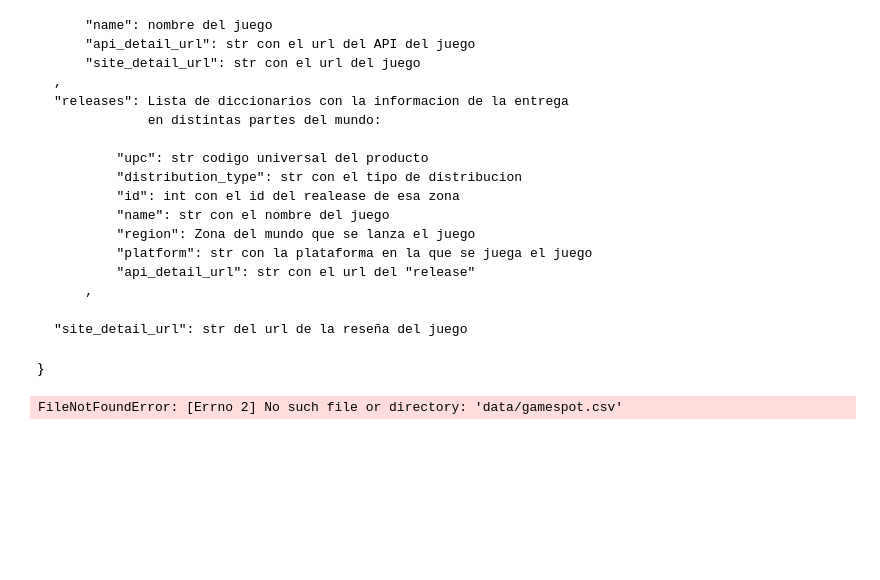
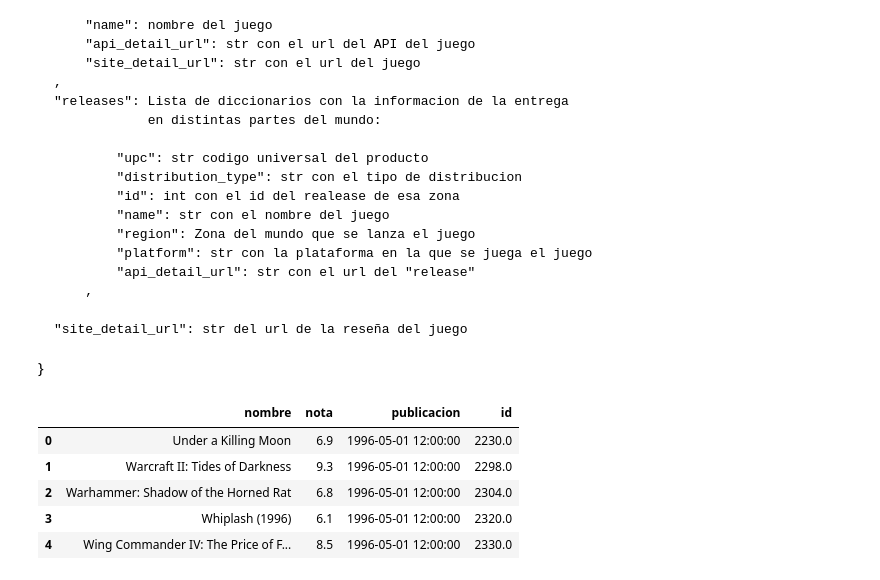
Before and after one commit to claudiocanales721/Proyecto-cs-de-datos, a Jupyter notebook: Partes_separadas_del_proyecto/Alonso/Proceso.ipynb, the cells around one changed output. Cells and saved outputs as stored; diff of their text form; code cells hidden in the pictures; blank space fills up the shorter version.

```diff
--- a/Partes_separadas_del_proyecto/Alonso/Proceso.ipynb
+++ b/Partes_separadas_del_proyecto/Alonso/Proceso.ipynb
@@ -153,6 +162,13 @@ FileNotFoundError: [Errno 2] No such file or directory: 'data/gamespot_reseñas.
 # %%
 with open("data/gamespot.csv", "r", encoding='utf-8') as f:
     df = pd.read_csv(f)
+
+df.head()
 # %% [output]
-FileNotFoundError: [Errno 2] No such file or directory: 'data/gamespot.csv'
+|  | nombre | nota | publicacion | id |
+| 0 | Under a Killing Moon | 6.9 | 1996-05-01 12:00:00 | 2230.0 |
+| 1 | Warcraft II: Tides of Darkness | 9.3 | 1996-05-01 12:00:00 | 2298.0 |
+| 2 | Warhammer: Shadow of the Horned Rat | 6.8 | 1996-05-01 12:00:00 | 2304.0 |
+| 3 | Whiplash (1996) | 6.1 | 1996-05-01 12:00:00 | 2320.0 |
+| 4 | Wing Commander IV: The Price of F... | 8.5 | 1996-05-01 12:00:00 | 2330.0 |
 # %%
```
Also changed, not shown: parts of 10 cells of this notebook, 5 other files.
